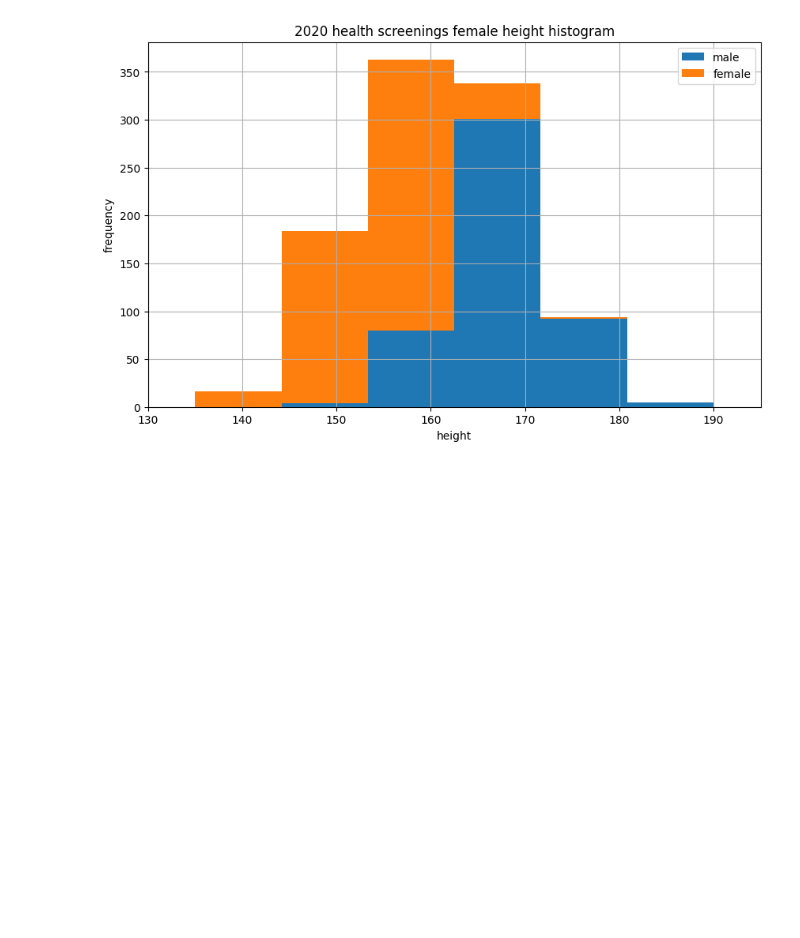
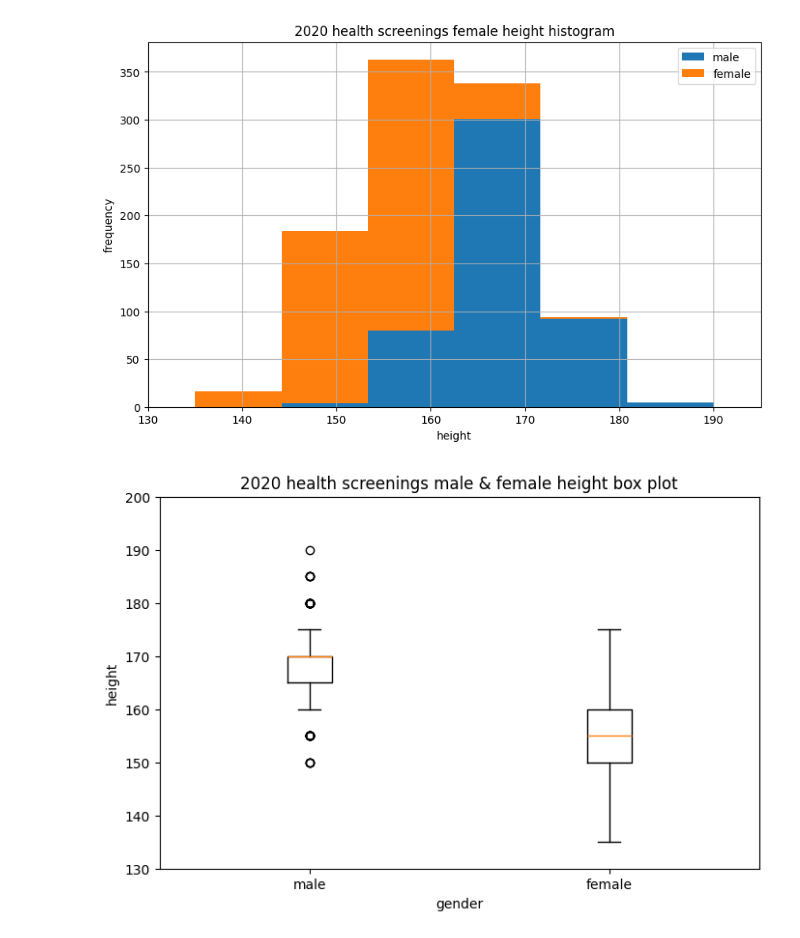
Before and after one commit to biiiing-lab/2024_Data_Analysis_Boot_Camp, a Jupyter notebook: CH05_Data_Visualize/health_maplotlib.ipynb, the cells around one changed output. Saved outputs shown, nothing was run; the diff lists cells and outputs as text; code cells hidden in the pictures; blank space fills up the shorter version.

```diff
--- a/CH05_Data_Visualize/health_maplotlib.ipynb
+++ b/CH05_Data_Visualize/health_maplotlib.ipynb
@@ -91,3 +91,17 @@ plt.grid()
 plt.show()
 # %% [output]
 [figure]
+# %%
+# 상자수염 세로 그래프
+height = np.array([male_data['height'], female_data['height']], dtype=object)
+
+plt.figure(figsize=(8, 5))
+plt.boxplot(height, labels=['male', 'female'])
+
+plt.ylim(130, 200)
+plt.xlabel('gender')
+plt.ylabel('height')
+plt.title('2020 health screenings male & female height box plot')
+plt.show()
+# %% [output]
+[figure, added]
```
Also changed, not shown: parts of 1 cell of this notebook, 1 other file.
